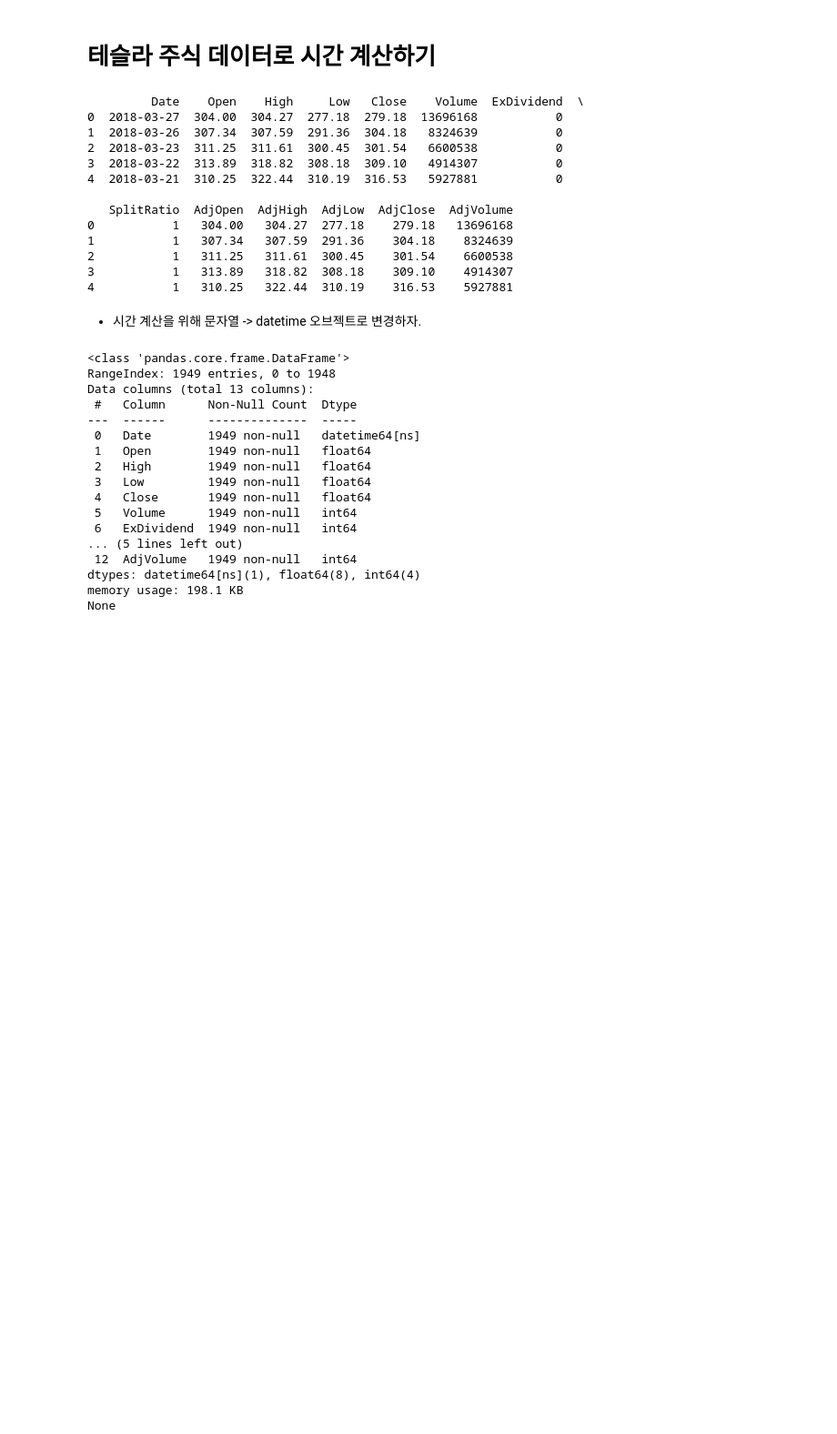
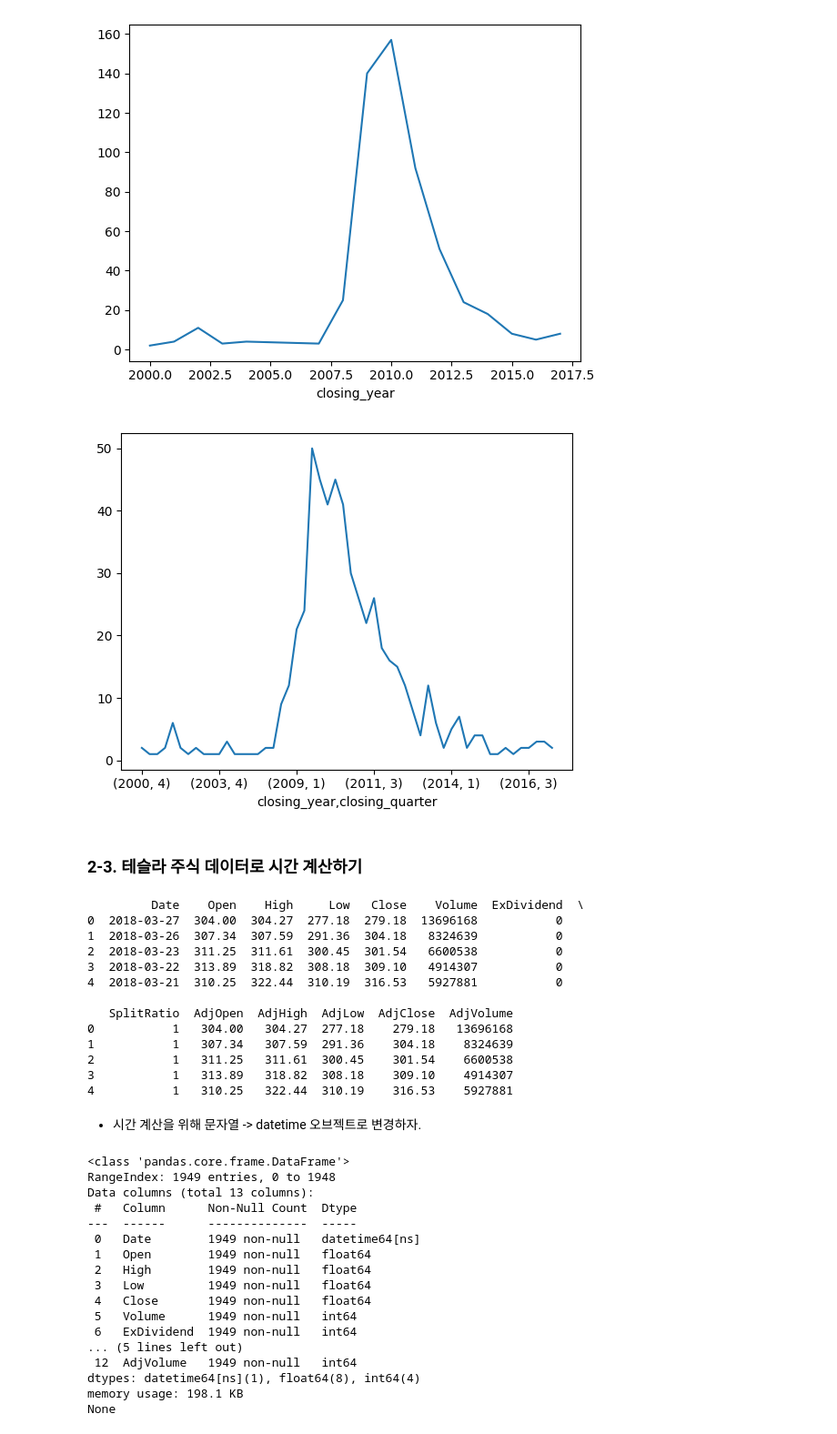
Before and after one commit to chasubeen/ESAA, a Jupyter notebook: 두잇 판다스-12. 시계열 데이터.ipynb, the cells around one changed output. Shown: that part at 91% size. Saved outputs shown, nothing was run; the diff lists cells and outputs as text; code cells hidden in the pictures; blank space fills up the shorter version.

```diff
--- a/두잇 판다스-12. 시계열 데이터.ipynb
+++ b/두잇 판다스-12. 시계열 데이터.ipynb
@@ -51,0 +347,5 @@ print(type(diff2))
+# %%
+# read_csv 메서드의 parse_dates 속성을 활용하여 datetime으로 특정 열 지정
+
+banks = pd.read_csv('/content/drive/MyDrive/Colab Notebooks/ESAA 8기/YB/5주차/banklist.csv', parse_dates=[5, 6])
+print(banks.info())
@@ -51,0 +396,6 @@ print(type(diff2))
+# %%
+### 연도별로 파산한 은행의 개수
+# groupby() 활용
+
+closing_year = banks.groupby(['closing_year']).size()
+print(closing_year)
@@ -51,0 +421,5 @@ print(type(diff2))
+# %%
+### 각 연도별, 분디별로 파산한 은행의 개수
+
+closing_year_q = banks.groupby(['closing_year', 'closing_quarter']).size()
+print(closing_year_q)
@@ -52,5 +444,20 @@ print(type(diff2))
+# %%
+### 시각화
+
+import matplotlib.pyplot as plt
+
+fig, ax = plt.subplots()
+ax = closing_year.plot()
+plt.show()
+
+fig, ax = plt.subplots()
+ax = closing_year_q.plot()
+plt.show()
+# %% [output]
+[figure, added]
+[figure, added]
 # %% [markdown]
-# **테슬라 주식 데이터로 시간 계산하기**
+### **2-3. 테슬라 주식 데이터로 시간 계산하기**
 # %%
 # !pip install pandas-datareader
 # %%
```
Also changed, not shown: parts of 72 cells of this notebook.
